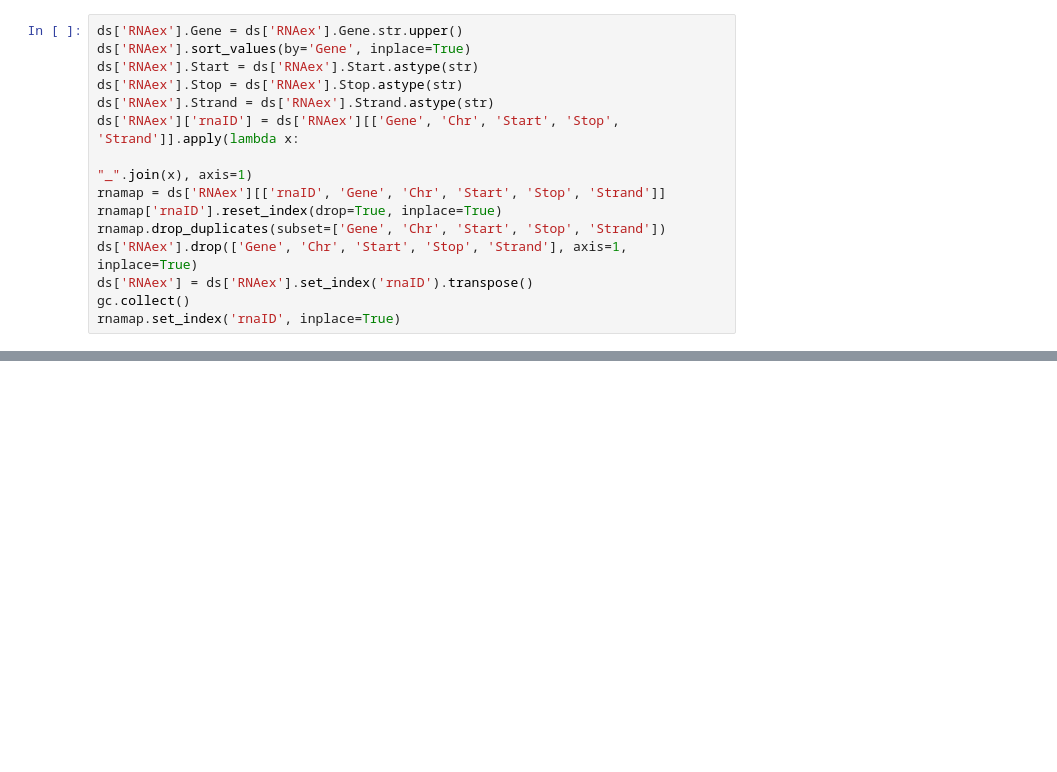
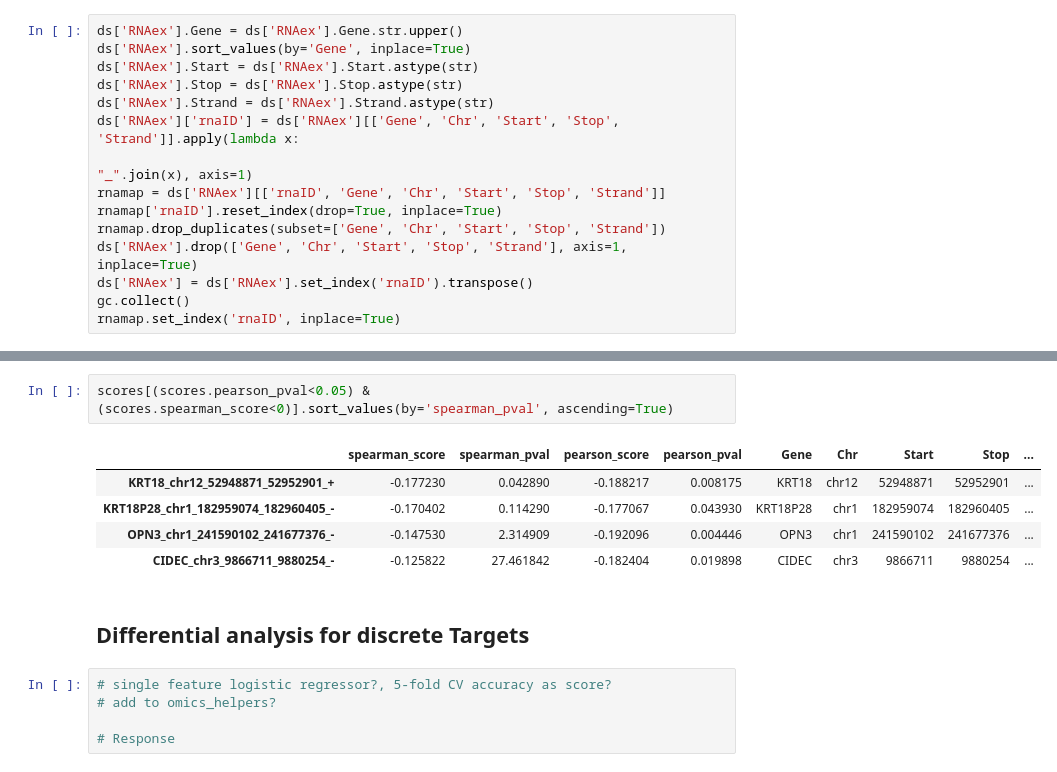
Before and after one commit to bramiozo/RexR, a Jupyter notebook: _hackathon2018/_notebooks/SurvivalDiff_RNA/Stage_vs_RNA.ipynb, the cells around one changed output, grey strips where cells are left out. Cells and saved outputs as stored; diff of their text form; blank space fills up the shorter version.

```diff
--- a/_hackathon2018/_notebooks/SurvivalDiff_RNA/Stage_vs_RNA.ipynb
+++ b/_hackathon2018/_notebooks/SurvivalDiff_RNA/Stage_vs_RNA.ipynb
@@ -147,0 +206,15 @@ scores.sort_values(by='score', ascending=False)[:30]
+# %%
+scores[(scores.pearson_pval<0.05) & (scores.spearman_score<0)].sort_values(by='spearman_pval', ascending=True)
+# %% [output]
+|  | spearman_score | spearman_pval | pearson_score | pearson_pval | Gene | Chr | Start | Stop | ... |
+| KRT18_chr12_52948871_52952901_+ | -0.177230 | 0.042890 | -0.188217 | 0.008175 | KRT18 | chr12 | 52948871 | 52952901 | ... |
+| KRT18P28_chr1_182959074_182960405_- | -0.170402 | 0.114290 | -0.177067 | 0.043930 | KRT18P28 | chr1 | 182959074 | 182960405 | ... |
+| OPN3_chr1_241590102_241677376_- | -0.147530 | 2.314909 | -0.192096 | 0.004446 | OPN3 | chr1 | 241590102 | 241677376 | ... |
+| CIDEC_chr3_9866711_9880254_- | -0.125822 | 27.461842 | -0.182404 | 0.019898 | CIDEC | chr3 | 9866711 | 9880254 | ... |
+# %% [markdown]
+## Differential analysis for discrete Targets
+# %%
+# single feature logistic regressor?, 5-fold CV accuracy as score?
+# add to omics_helpers?
+
+# Response
```
Also changed, not shown: parts of 12 cells of this notebook, 2 other files.
